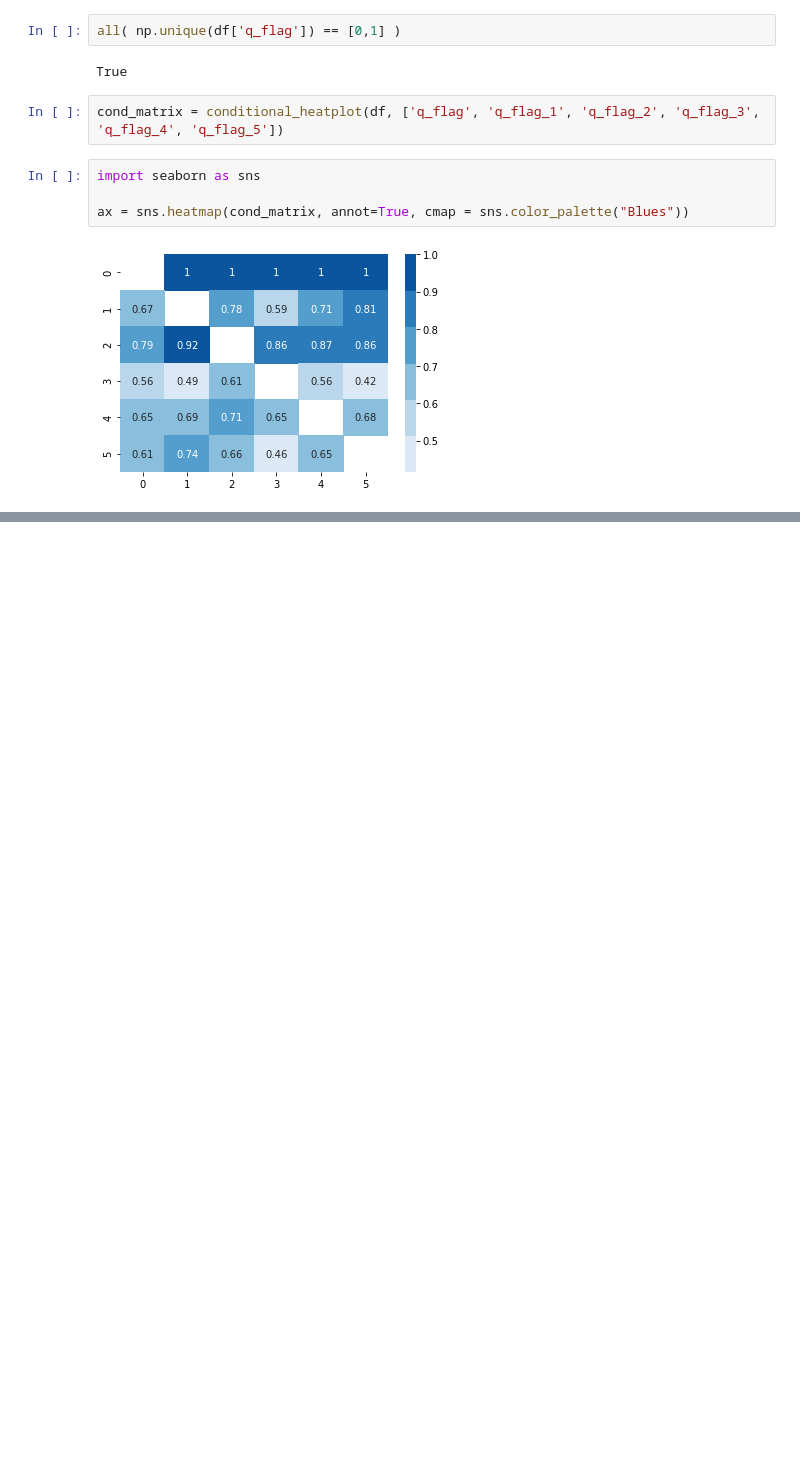
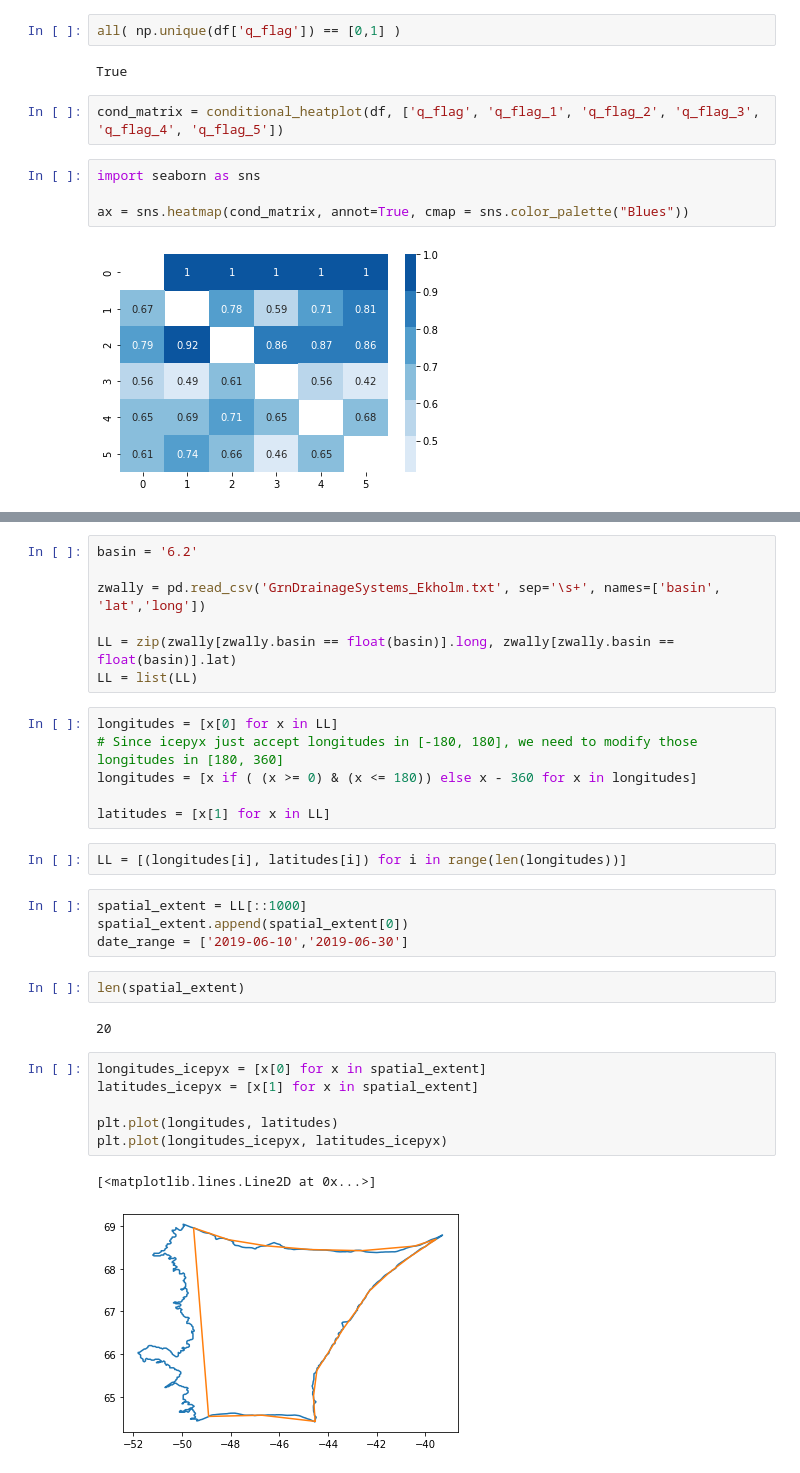
Before and after one commit to ICESAT-2HackWeek/CloudMask, a Jupyter notebook: examples/ATL06Retrieval.ipynb, the cells around one changed output, grey strips where cells are left out. Saved outputs shown, nothing was run; the diff lists cells and outputs as text; blank space fills up the shorter version.

Commit message:
new example with drainagebasin as polygon input for ATL data

```diff
--- a/examples/ATL06Retrieval.ipynb
+++ b/examples/ATL06Retrieval.ipynb
@@ -442,0 +138,32 @@ memory usage: 57.7+ MB
+# %%
+basin = '6.2'
+
+zwally = pd.read_csv('GrnDrainageSystems_Ekholm.txt', sep='\s+', names=['basin', 'lat','long'])
+
+LL = zip(zwally[zwally.basin == float(basin)].long, zwally[zwally.basin == float(basin)].lat)
+LL = list(LL)
+# %%
+longitudes = [x[0] for x in LL]
+# Since icepyx just accept longitudes in [-180, 180], we need to modify those longitudes in [180, 360]
+longitudes = [x if ( (x >= 0) & (x <= 180)) else x - 360 for x in longitudes]
+
+latitudes = [x[1] for x in LL]
+# %%
+LL = [(longitudes[i], latitudes[i]) for i in range(len(longitudes))]
+# %%
+spatial_extent = LL[::1000]
+spatial_extent.append(spatial_extent[0])
+date_range = ['2019-06-10','2019-06-30']
+# %%
+len(spatial_extent)
+# %% [output]
+20
+# %%
+longitudes_icepyx = [x[0] for x in spatial_extent]
+latitudes_icepyx = [x[1] for x in spatial_extent]
+
+plt.plot(longitudes, latitudes)
+plt.plot(longitudes_icepyx, latitudes_icepyx)
+# %% [output]
+[<matplotlib.lines.Line2D at 0x...>]
+[figure, added]
```
Also changed, not shown: parts of 34 cells of this notebook.
